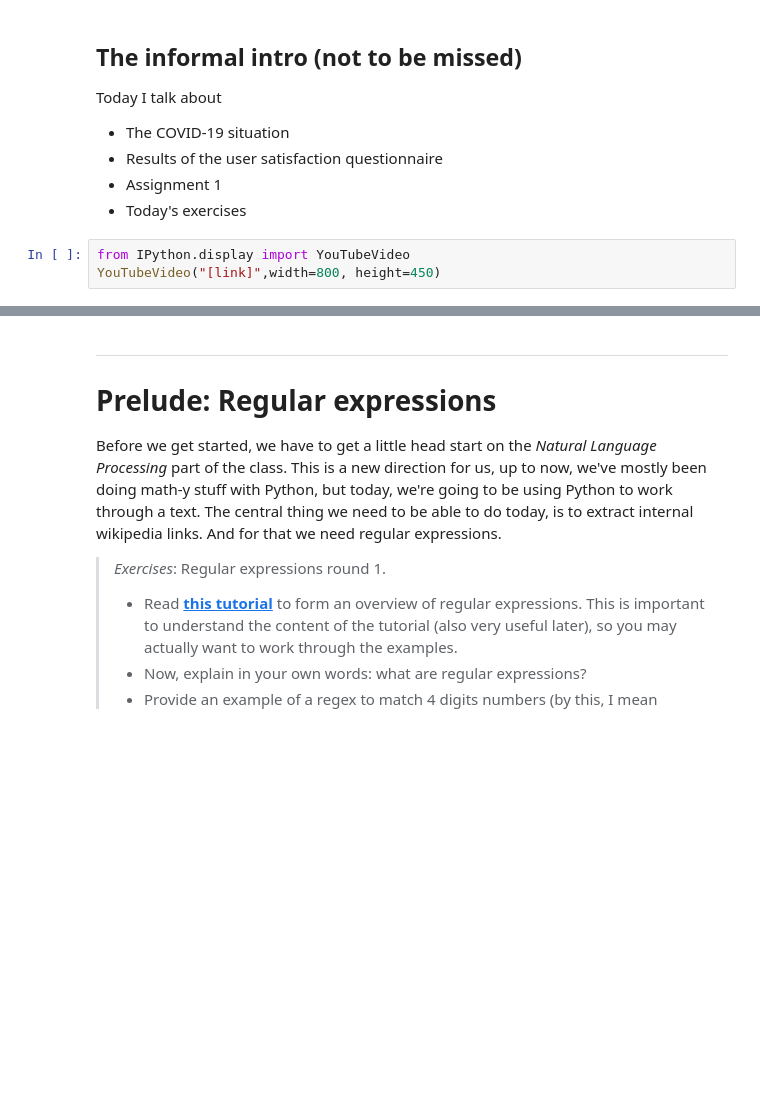
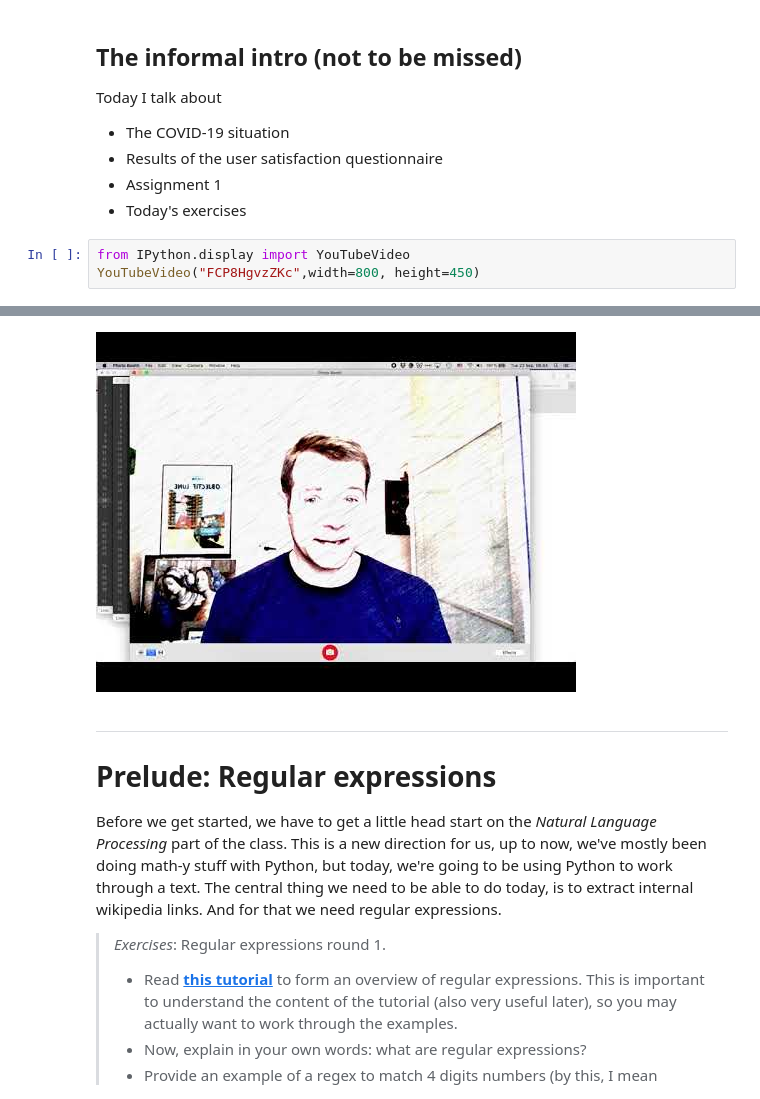
Before and after one commit to SocialComplexityLab/socialgraphs2020, a Jupyter notebook: lectures/Week4.ipynb, the cells around one changed output, grey strips where cells are left out. Cells and saved outputs as stored; diff of their text form; blank space fills up the shorter version.

Commit message:
added video

```diff
--- a/lectures/Week4.ipynb
+++ b/lectures/Week4.ipynb
@@ -32,5 +32,5 @@ Today I talk about
 * Today's exercises
 # %%
 from IPython.display import YouTubeVideo
-YouTubeVideo("[link]",width=800, height=450)
+YouTubeVideo("FCP8HgvzZKc",width=800, height=450)
 # %% [output]
@@ -38,3 +37,4 @@ YouTubeVideo("[link]",width=800, height=450)
+[figure, added]
 # %% [markdown]
 ---
 
```
Also changed, not shown: parts of 2 cells of this notebook.
